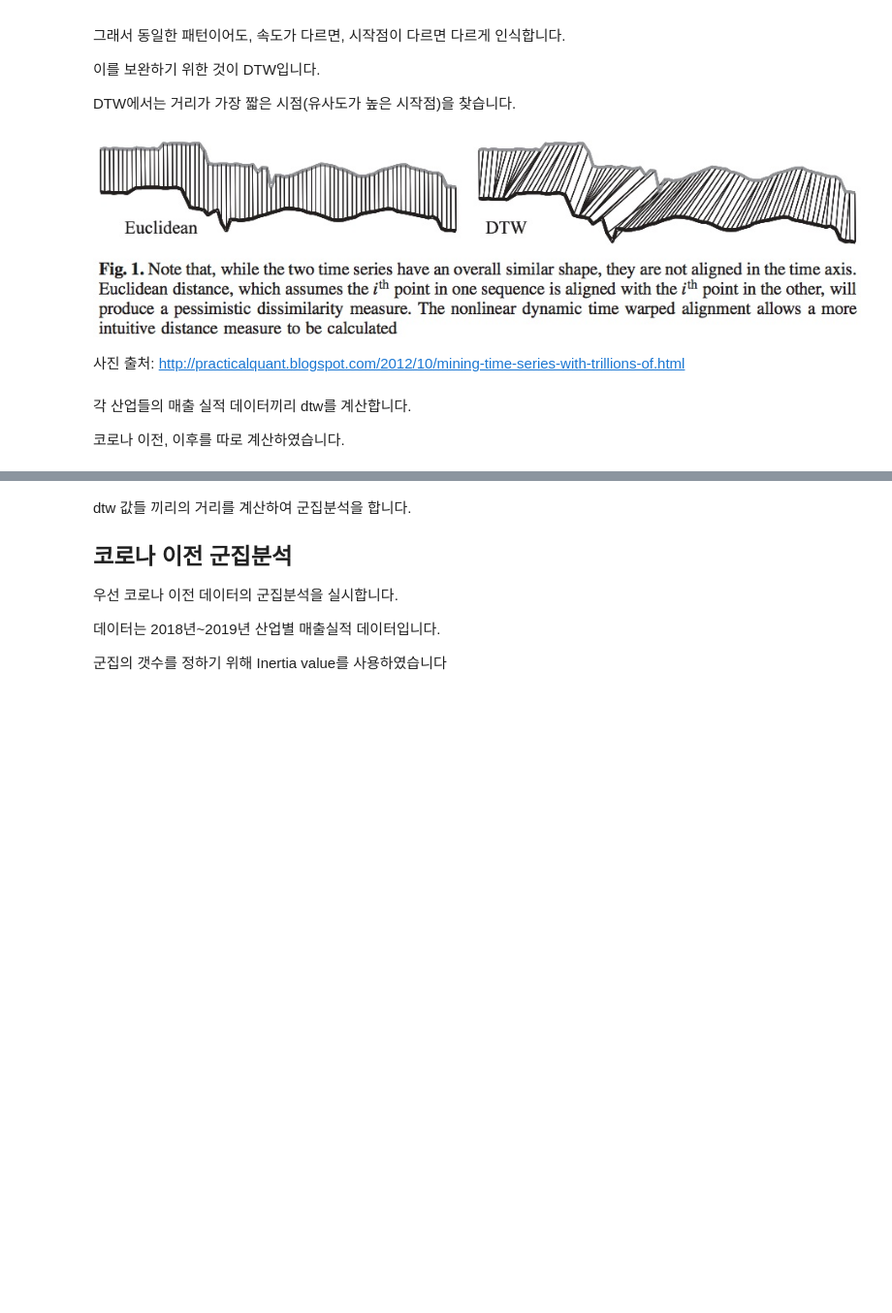
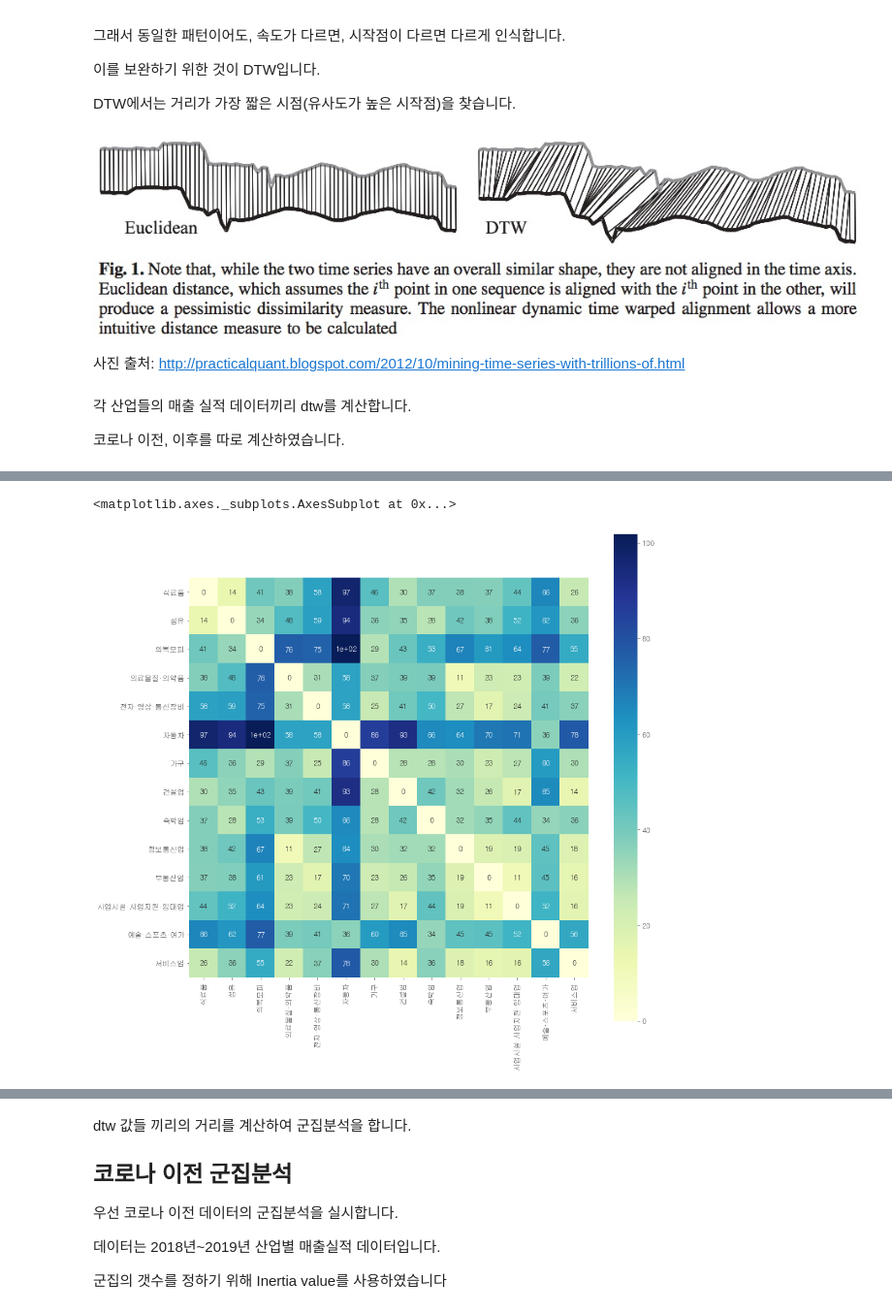
Before and after one commit to BaeHyungjun/TeamFPB, a Jupyter notebook: 강민석/업종별-final-seaon_diff_ma-CenterFalse.ipynb, the cells around one changed output, grey strips where cells are left out. Shown at 97% size. Cells and saved outputs as stored; diff of their text form; code cells hidden in the pictures; blank space fills up the shorter version.

Commit message:
heatmap 추가

```diff
--- a/강민석/업종별-final-seaon_diff_ma-CenterFalse.ipynb
+++ b/강민석/업종별-final-seaon_diff_ma-CenterFalse.ipynb
@@ -172,3 +165,13 @@ dtw_bf.head()
+# %%
+
+plt.figure(figsize=(15, 15))
+plt.rcParams.update({'font.size': 12.5})
+sns.heatmap(dtw_bf, square = True,annot=True,cmap="YlGnBu")
+
+# 주의: 밝을 수록 가까움
+# %% [output]
+<matplotlib.axes._subplots.AxesSubplot at 0x...>
+[figure, added]
 # %%
 dtw_af=pd.DataFrame(cdist_dtw(industry_af_T))
 dtw_af.columns=types
```
Also changed, not shown: parts of 7 cells of this notebook.
